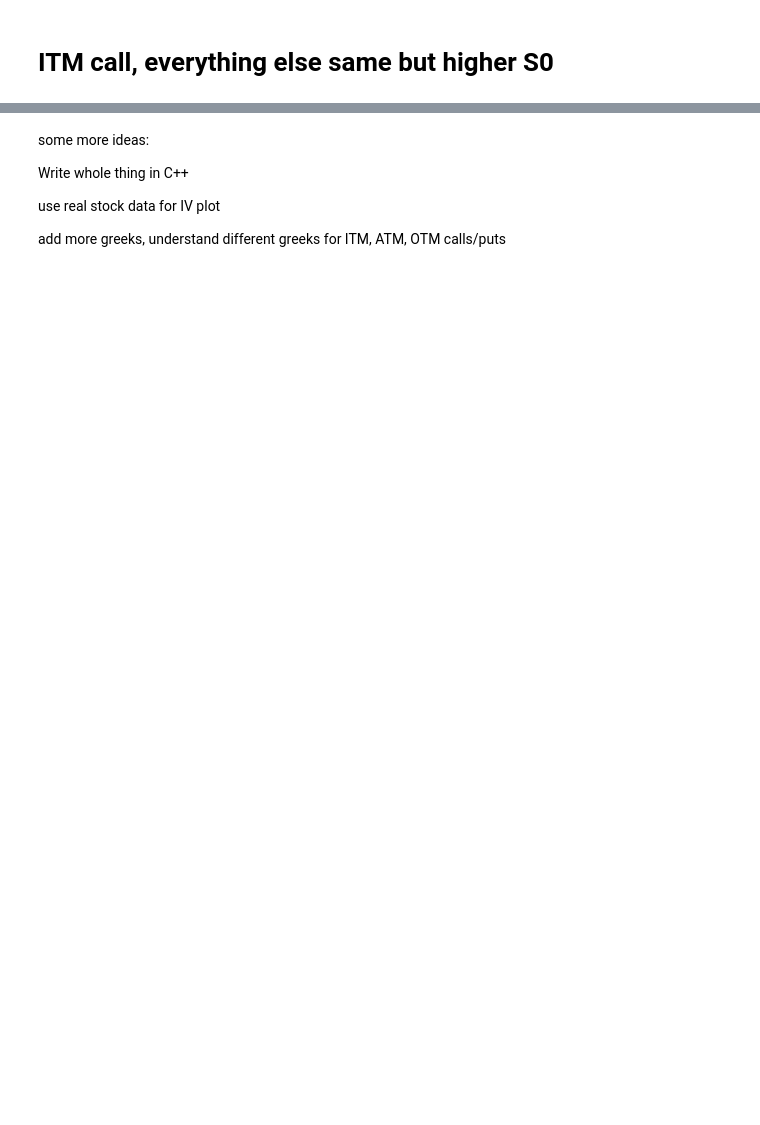
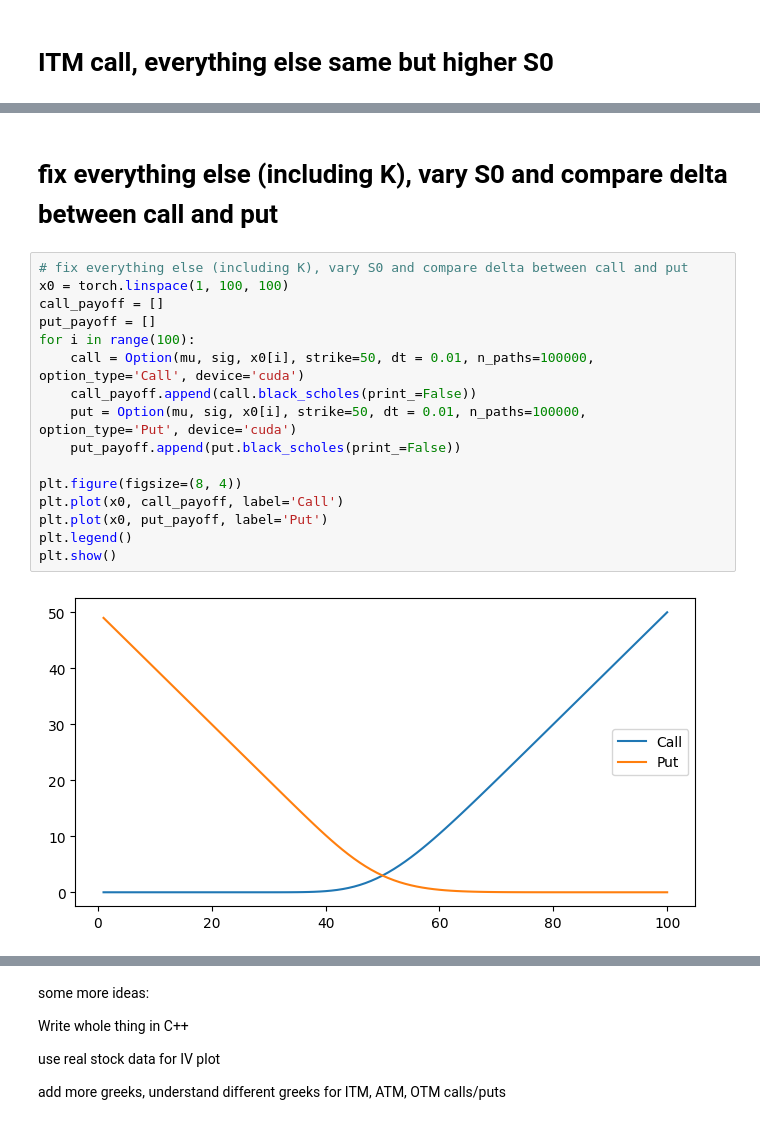
Before and after one commit to JackxTong/Black-Scholes-Cuda, a Jupyter notebook: play.ipynb, the cells around one changed output, grey strips where cells are left out. Drawn from its saved outputs; the diff is of its cells as text; blank space fills up the shorter version.

```diff
--- a/play.ipynb
+++ b/play.ipynb
@@ -67,0 +169,20 @@ Gamma:  0.5205039381980896
+# %% [markdown]
+# fix everything else (including K), vary S0 and compare delta between call and put
+# %%
+# fix everything else (including K), vary S0 and compare delta between call and put
+x0 = torch.linspace(1, 100, 100)
+call_payoff = []
+put_payoff = []
+for i in range(100):
+    call = Option(mu, sig, x0[i], strike=50, dt = 0.01, n_paths=100000, option_type='Call', device='cuda')
+    call_payoff.append(call.black_scholes(print_=False))
+    put = Option(mu, sig, x0[i], strike=50, dt = 0.01, n_paths=100000, option_type='Put', device='cuda')
+    put_payoff.append(put.black_scholes(print_=False))
+
+plt.figure(figsize=(8, 4))
+plt.plot(x0, call_payoff, label='Call')
+plt.plot(x0, put_payoff, label='Put')
+plt.legend()
+plt.show()
+# %% [output]
+[figure, added]
```
Also changed, not shown: parts of 14 cells of this notebook, 1 other file.
